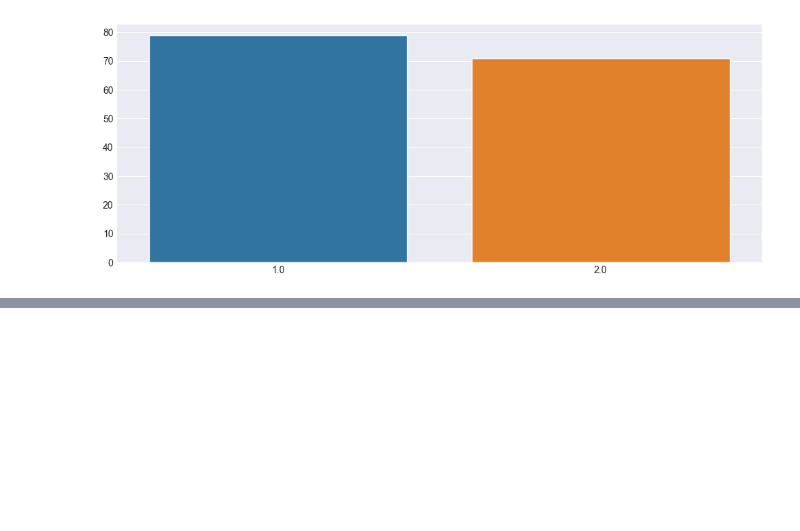
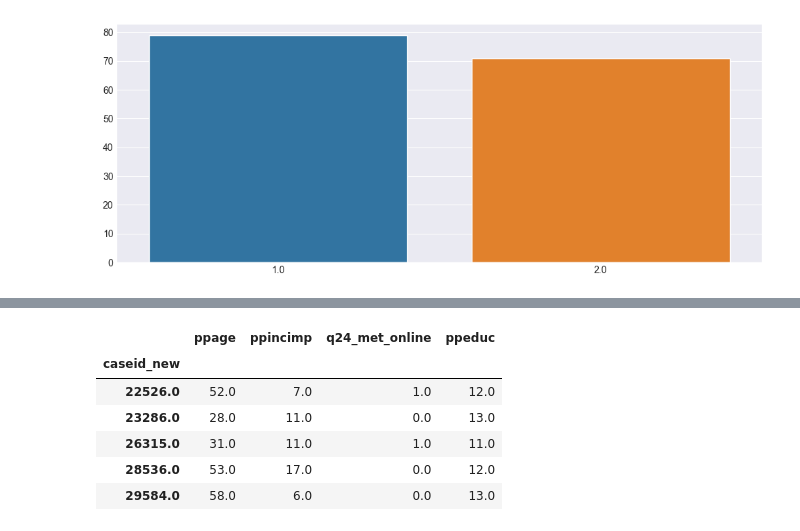
Before and after one commit to old2212/Dating_app_clustering, a Jupyter notebook: Draft 2009.ipynb, the cells around one changed output, grey strips where cells are left out. Saved outputs shown, nothing was run; the diff lists cells and outputs as text; code cells hidden in the pictures; blank space fills up the shorter version.

```diff
--- a/Draft 2009.ipynb
+++ b/Draft 2009.ipynb
@@ -244,0 +259,14 @@ plt.show()
+# %%
+df_Q3 = df_sas[['caseid_new', 'ppage','ppincimp','q24_met_online','ppeduc']]
+# df_Q3.head()
+df_Q3 = df_Q3.dropna()
+df_Q3 = df_Q3.set_index(['caseid_new'])
+df_Q3.head()
+# %% [output]
+|  | ppage | ppincimp | q24_met_online | ppeduc |
+| caseid_new |  |  |  |  |
+| 22526.0 | 52.0 | 7.0 | 1.0 | 12.0 |
+| 23286.0 | 28.0 | 11.0 | 0.0 | 13.0 |
+| 26315.0 | 31.0 | 11.0 | 1.0 | 11.0 |
+| 28536.0 | 53.0 | 17.0 | 0.0 | 12.0 |
+| 29584.0 | 58.0 | 6.0 | 0.0 | 13.0 |
```
Also changed, not shown: parts of 9 cells of this notebook, 19 other files.
